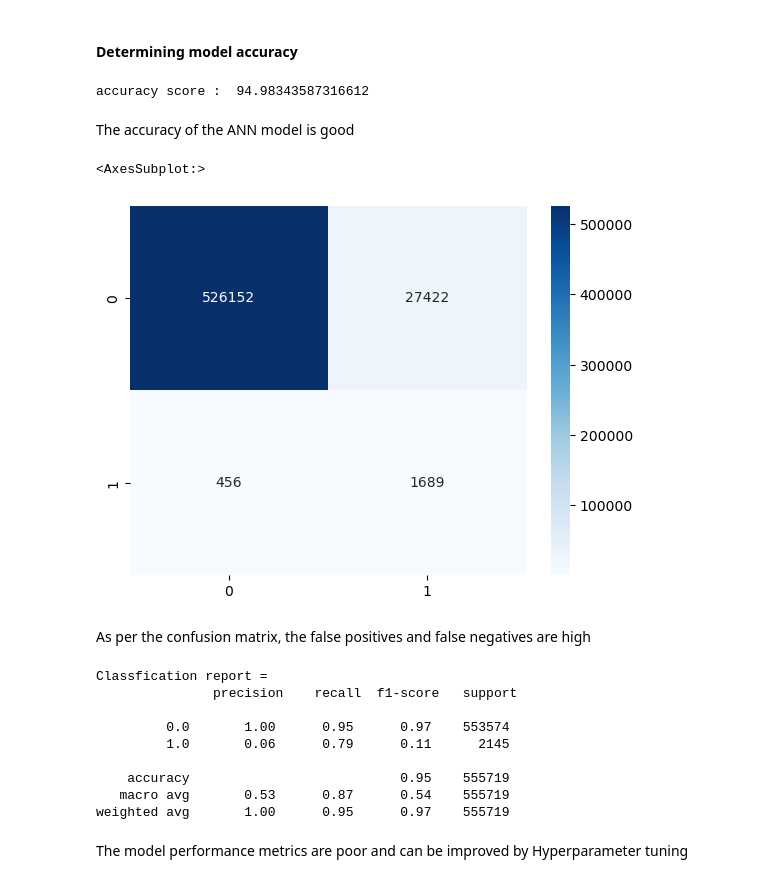
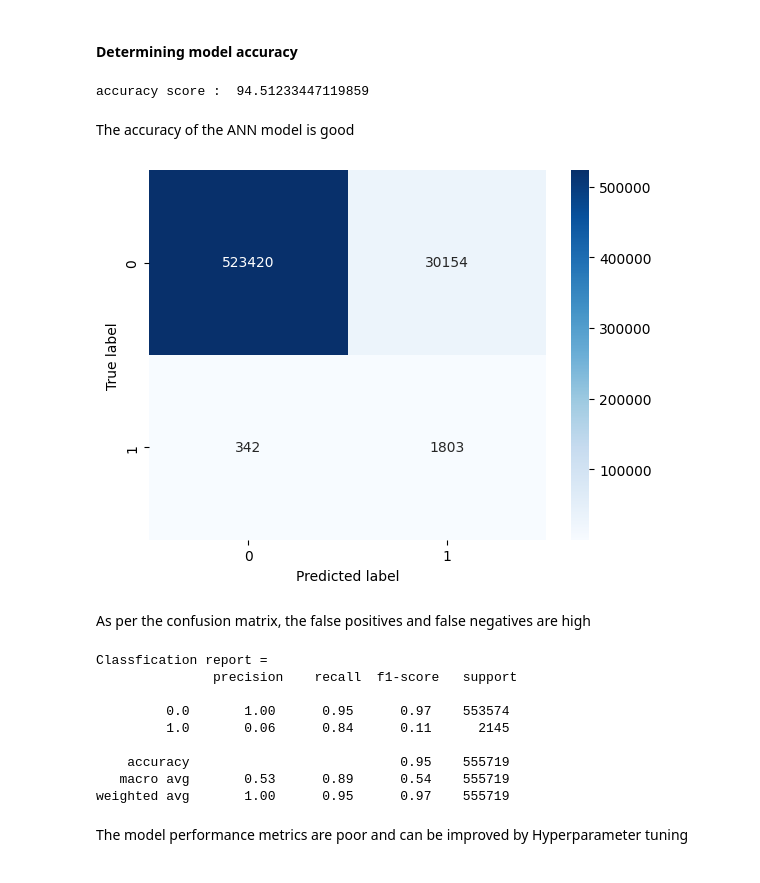
Before and after one commit to nipun1992/Credit-Card-Transaction-Fraud-Detection, a Jupyter notebook: Deep Learning - Fraud Detection.ipynb, the cells around one changed output. Cells and saved outputs as stored; diff of their text form; code cells hidden in the pictures.

```diff
--- a/Deep Learning - Fraud Detection.ipynb
+++ b/Deep Learning - Fraud Detection.ipynb
@@ -625,7 +625,7 @@ from imblearn.under_sampling import RandomUnderSampler
 from imblearn.pipeline import Pipeline
 # %%
 # Initializing SMOTE
-over = SMOTE(sampling_strategy=0.8)
+over = SMOTE(sampling_strategy=0.9)
 under = RandomUnderSampler(sampling_strategy=0.9)
 # %%
 steps = [('o', over), ('u', under)]
@@ -1151,7 +1136,7 @@ We have selected **accuracy** as the metrics
 # Fitting the ANN to the training set
 classifier_nn = model.fit(X_train,Y_train,
                           validation_split = 0.15,
-                          epochs=10,
+                          epochs=7,
                           verbose=True,
                           batch_size=256,
                           shuffle=True,
@@ -1233,17 +1212,19 @@ from sklearn.metrics import accuracy_score
 # %%
 print("accuracy score : ", str(accuracy_score(Y_test, Y_pred)*100))
 # %% [output]
-accuracy score :  94.98343587316612
+accuracy score :  94.51233447119859
 # %% [markdown]
 The accuracy of the ANN model is good
 # %%
 from sklearn.metrics import classification_report
 from sklearn.metrics import confusion_matrix
 
 sns.heatmap(confusion_matrix(Y_test, Y_pred), annot = True, cmap = 'Blues', fmt='g')
+plt.ylabel('True label')
+plt.xlabel('Predicted label')
+plt.show()
 # %% [output]
-<AxesSubplot:>
-[figure, old version]
+[figure, new version]
 # %% [markdown]
 As per the confusion matrix, the false positives and false negatives are high
 # %%
@@ -1254,10 +1235,10 @@ Classfication report =
                precision    recall  f1-score   support
 
          0.0       1.00      0.95      0.97    553574
-         1.0       0.06      0.79      0.11      2145
+         1.0       0.06      0.84      0.11      2145
 
     accuracy                           0.95    555719
-   macro avg       0.53      0.87      0.54    555719
+   macro avg       0.53      0.89      0.54    555719
 weighted avg       1.00      0.95      0.97    555719
 # %% [markdown]
 The model performance metrics are poor and can be improved by Hyperparameter tuning
```
Also changed, not shown: parts of 52 cells of this notebook.
